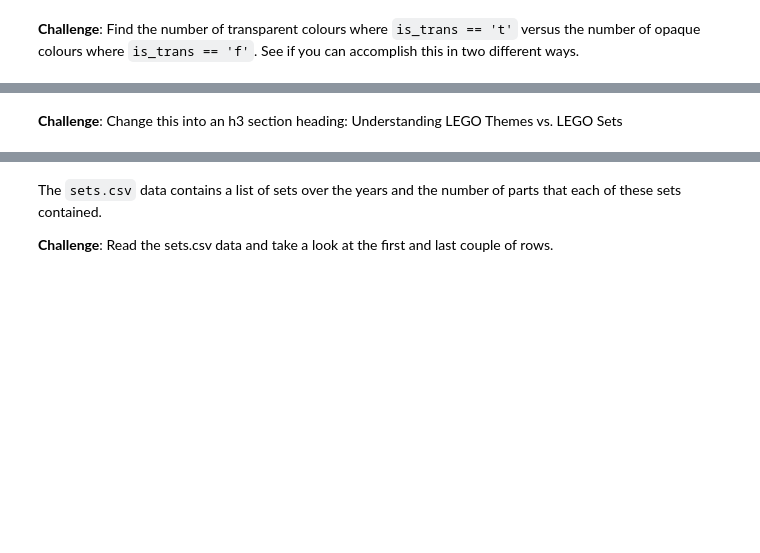
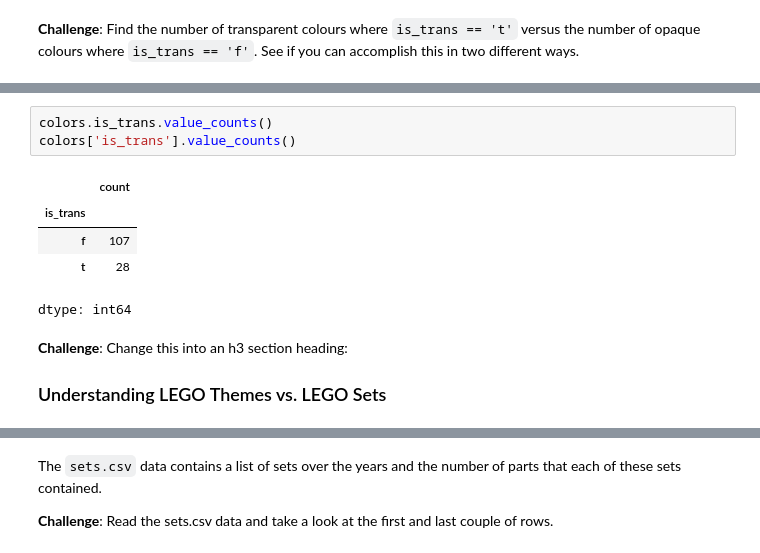
Before and after one commit to nipsalvin/Data-Science, a Jupyter notebook: LEGO Notebook and Data/Lego_Analysis_for_Course.ipynb, the cells around one changed output, grey strips where cells are left out. Drawn from its saved outputs; the diff is of its cells as text; blank space fills up the shorter version.

```diff
--- a/LEGO Notebook and Data/Lego_Analysis_for_Course.ipynb
+++ b/LEGO Notebook and Data/Lego_Analysis_for_Course.ipynb
@@ -52,5 +73,15 @@ colors_df
+# %%
+colors.is_trans.value_counts()
+colors['is_trans'].value_counts()
+# %% [output]
+|  | count |
+| is_trans |  |
+| f | 107 |
+| t | 28 |
+dtype: int64
 # %% [markdown]
-**Challenge**: Change this into an h3 section heading: Understanding LEGO Themes vs. LEGO Sets
+**Challenge**: Change this into an h3 section heading:
+### Understanding LEGO Themes vs. LEGO Sets
 # %% [markdown]
 Walk into a LEGO store and you will see their products organised by theme. Their themes include Star Wars, Batman, Harry Potter and many more.
 
```
Also changed, not shown: parts of 7 cells of this notebook.
